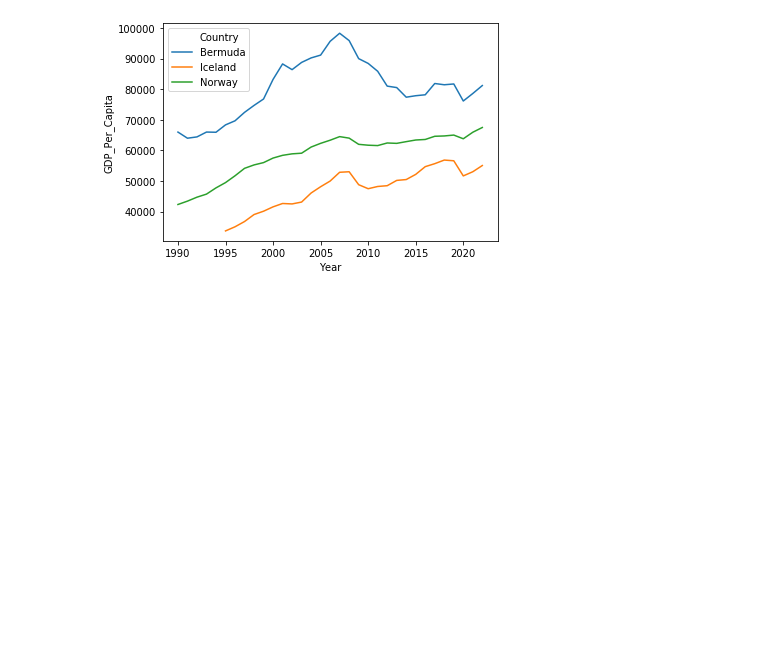
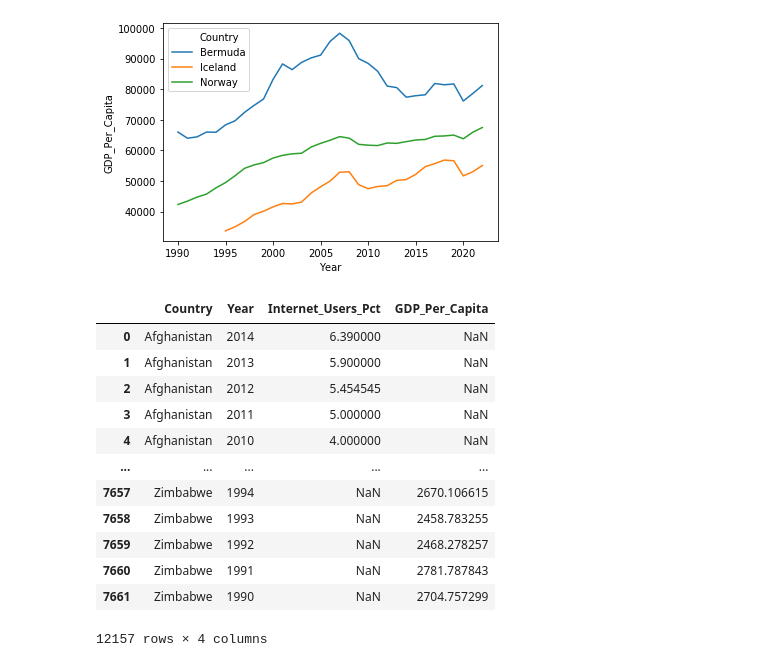
Before and after one commit to NSS-Data-Analytics-Cohort-10/gdp-and-internet-usage-aaron-hollinger, a Jupyter notebook: notebooks/internet_gdp_notebook.ipynb, the cells around one changed output. Cells and saved outputs as stored; diff of their text form; code cells hidden in the pictures; blank space fills up the shorter version.

```diff
--- a/notebooks/internet_gdp_notebook.ipynb
+++ b/notebooks/internet_gdp_notebook.ipynb
@@ -502,8 +502,6 @@ dtype: int64
 gdp_and_internet_use = pd.concat([internet_df, gdp_df], axis=0)
 # %%
 gdp_and_internet_use_merged = pd.merge(internet_df, gdp_df, on = 'Country')
-# %%
-gdp_and_internet_use = gdp_and_internet_use
 # %%
 gdp_and_internet_use_2014 = gdp_and_internet_use[gdp_and_internet_use['Year']==2014]
 # %%
@@ -588,0 +581,16 @@ gdp_and_internet_use_merged_2014 = gdp_and_internet_use_merged[gdp_and_internet_
+# %%
+gdp_and_internet_use
+# %% [output]
+|  | Country | Year | Internet_Users_Pct | GDP_Per_Capita |
+| 0 | Afghanistan | 2014 | 6.390000 | NaN |
+| 1 | Afghanistan | 2013 | 5.900000 | NaN |
+| 2 | Afghanistan | 2012 | 5.454545 | NaN |
+| 3 | Afghanistan | 2011 | 5.000000 | NaN |
+| 4 | Afghanistan | 2010 | 4.000000 | NaN |
+| ... | ... | ... | ... | ... |
+| 7657 | Zimbabwe | 1994 | NaN | 2670.106615 |
+| 7658 | Zimbabwe | 1993 | NaN | 2458.783255 |
+| 7659 | Zimbabwe | 1992 | NaN | 2468.278257 |
+| 7660 | Zimbabwe | 1991 | NaN | 2781.787843 |
+| 7661 | Zimbabwe | 1990 | NaN | 2704.757299 |
+12157 rows × 4 columns
```
Also changed, not shown: parts of 15 cells of this notebook.
